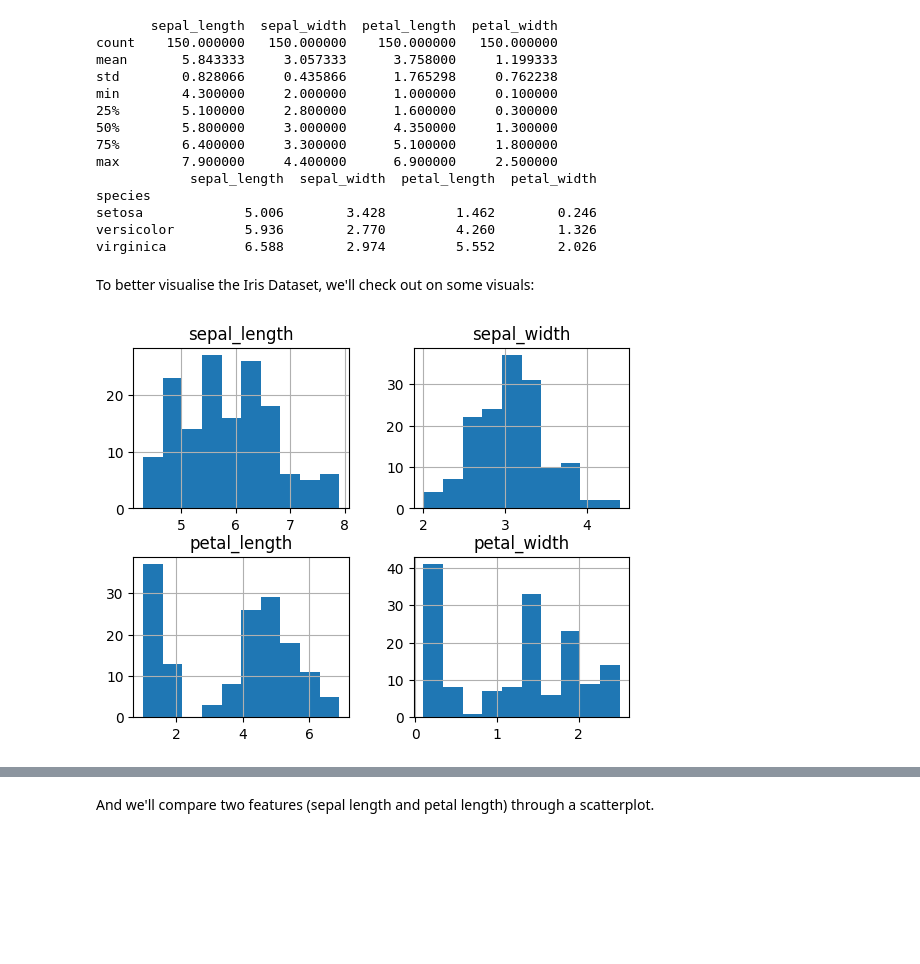
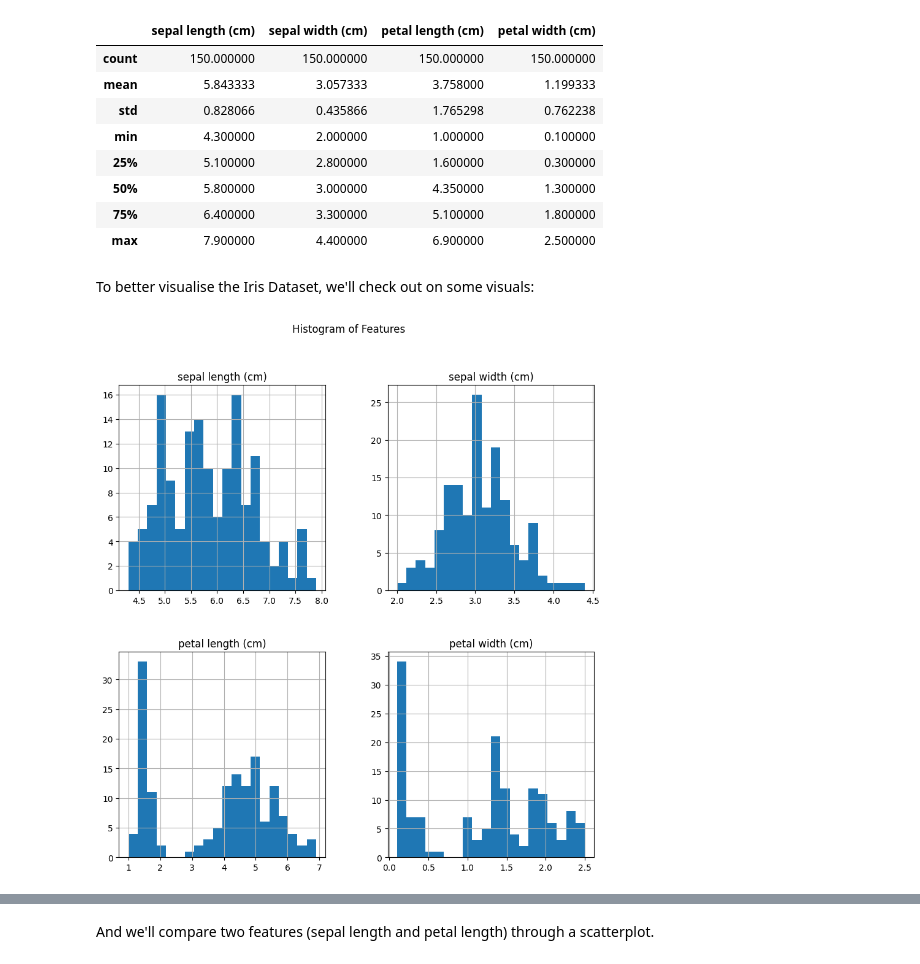
Before and after one commit to marianemcgrath/pands_project, a Jupyter notebook: analysis.ipynb, the cells around one changed output, grey strips where cells are left out. Drawn from its saved outputs; the diff is of its cells as text; code cells hidden in the pictures; blank space fills up the shorter version.

Commit message:
edit_plots_250505

```diff
--- a/analysis.ipynb
+++ b/analysis.ipynb
@@ -27,9 +43,11 @@ The load_iris() function enables us to load the Iris dataset and then we call th
 # %%
+# From Scikit-learn, we'll import the datasets module
+from sklearn import datasets
+
 # Load the dataset (from the internet)
-url = "https://raw.githubusercontent.com/mwaskom/seaborn-data/master/iris.csv"
-iris = pd.read_csv(url)
+iris = datasets.load_iris()
 
-# Display data
-load_iris()
+# Show the dataset
+print(iris)
 # %% [output]
 {'data': array([[5.1, 3.5, 1.4, 0.2],
@@ -54,9 +72,12 @@ Above we can see the data, target, classification, and the size of the dataset w
 # %%
-# We'll show the top 5 and bottom 5 rows.
-top_rows = iris.head()
-bottom_rows = iris.tail()
+# We'll convert to Data Frame
+df = pd.DataFrame(iris.data, columns = iris.feature_names)
 
-# Display the rows
-print(top_rows)
-print(bottom_rows)
+# And we'll convert the target to names of the species
+df['species'] = iris.target_names[iris.target]
+
+# Now, we'll take a look at the first and last 5 rows of the data in a nice way
+display(df)
+
+# Source: https://stackoverflow.com/questions/38105539/how-to-convert-a-scikit-learn-dataset-to-a-pandas-dataset
 # %% [output]
@@ -75,36 +97,30 @@ print(bottom_rows)
 # %%
-# And we can summarise the data through some basic statistics (mean, min, max, etc.)
-print(iris.describe())
+# We'll take a look at the summary of the data
+display (df.describe())
 
-# And we'll also show the average sepal and petal in the 3 species.
-print(iris.groupby('species').mean())
+# Source: https://www.w3schools.com/python/pandas/ref_df_describe.asp
 # %% [output]
-       sepal_length  sepal_width  petal_length  petal_width
-count    150.000000   150.000000    150.000000   150.000000
-mean       5.843333     3.057333      3.758000     1.199333
-std        0.828066     0.435866      1.765298     0.762238
-min        4.300000     2.000000      1.000000     0.100000
-25%        5.100000     2.800000      1.600000     0.300000
-50%        5.800000     3.000000      4.350000     1.300000
-75%        6.400000     3.300000      5.100000     1.800000
-max        7.900000     4.400000      6.900000     2.500000
-            sepal_length  sepal_width  petal_length  petal_width
-species
-setosa             5.006        3.428         1.462        0.246
-versicolor         5.936        2.770         4.260        1.326
-virginica          6.588        2.974         5.552        2.026
+|  | sepal length (cm) | sepal width (cm) | petal length (cm) | petal width (cm) |
+| count | 150.000000 | 150.000000 | 150.000000 | 150.000000 |
+| mean | 5.843333 | 3.057333 | 3.758000 | 1.199333 |
+| std | 0.828066 | 0.435866 | 1.765298 | 0.762238 |
+| min | 4.300000 | 2.000000 | 1.000000 | 0.100000 |
+| 25% | 5.100000 | 2.800000 | 1.600000 | 0.300000 |
+| 50% | 5.800000 | 3.000000 | 4.350000 | 1.300000 |
+| 75% | 6.400000 | 3.300000 | 5.100000 | 1.800000 |
+| max | 7.900000 | 4.400000 | 6.900000 | 2.500000 |
 # %% [markdown]
 To better visualise the Iris Dataset, we'll check out on some visuals:
 # %%
-import matplotlib.pyplot as plt
+# We have to plot a histogram for each feature
+df.hist(figsize=(10, 10), bins=20)
 
-# Display histograms
-iris.hist()
+# Now we'll add a title
+plt.suptitle('Histogram of Features')
 
-# Save the image
-plt.savefig("iris_histograms.png")
+# Showing the plot
+plt.show()
 
-# And show the user the generated image
-plt.show()
+# Source: https://flexiple.com/python/exploratory-data-analysis-on-iris-dataset#:~:text=2.%20Relation%20between%20Variables (Plotting a histogram in Python)
 # %% [output]
-[figure, old version]
+[figure, new version]
```
Also changed, not shown: parts of 12 cells of this notebook.
